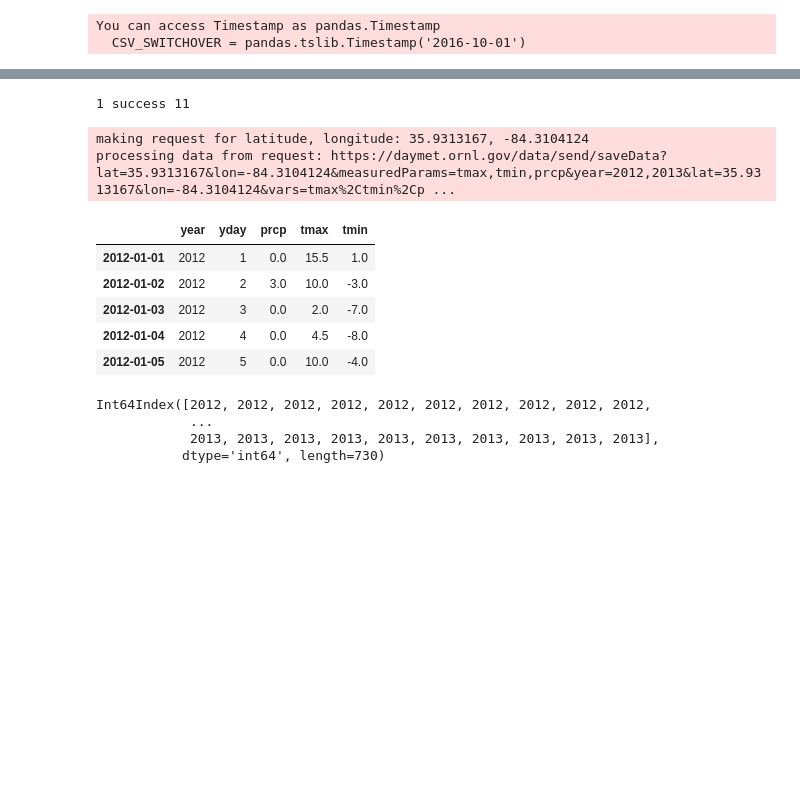
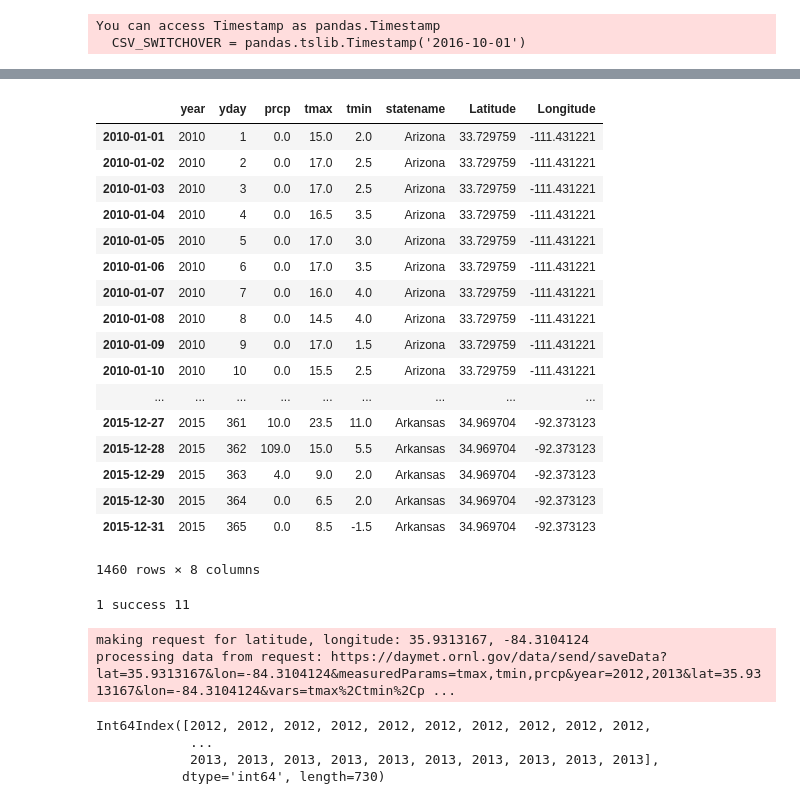
Before and after one commit to smrtnrd/prototype, a Jupyter notebook: develop/2017-10-30-bb-climate.ipynb, the cells around one changed output, grey strips where cells are left out. Drawn from its saved outputs; the diff is of its cells as text; code cells hidden in the pictures; blank space fills up the shorter version.

Commit message:
# Added location to data

```diff
--- a/develop/2017-10-30-bb-climate.ipynb
+++ b/develop/2017-10-30-bb-climate.ipynb
@@ -42,6 +36,6 @@ Name: Longitude, dtype: float64
-# %%
-for i in range(len(ili_test['Latitude'])):
-    s=state[i]
-    ili_climate[s] = daymet.get_daymet_singlepixel(longitude=y[i], latitude=x[i],
-                                   years=[2010,2015])
-print(ili_climate)
+# %%
+coordinate = ili_test[['statename','Latitude','Longitude']]
+coordinate = coordinate.drop_duplicates()
+coordinate = coordinate.reset_index(drop=True)
+coordinate.head()
+#print("the data contains {} rows".format(len(coordinate)))
@@ -47,0 +53,12 @@ print(ili_climate)
+# %%
+climate = []
+for i in range(2,4):
+    df = daymet.get_daymet_singlepixel(longitude=coordinate.Longitude[i], latitude=coordinate.Latitude[i],
+                                   years=[2010,2015])
+    df['statename'] = coordinate.statename[i]
+    df['Latitude'] = coordinate.Latitude[i]
+    df['Longitude'] = coordinate.Longitude[i]
+    climate.append(df)
+
+climate = pd.concat(climate)
+climate
@@ -48,3 +76,24 @@ print(ili_climate)
+# %%
+climate
+# %% [output]
+|  | year | yday | prcp | tmax | tmin | statename | Latitude | Longitude |
+| 2010-01-01 | 2010 | 1 | 0.0 | 15.0 | 2.0 | Arizona | 33.729759 | -111.431221 |
+| 2010-01-02 | 2010 | 2 | 0.0 | 17.0 | 2.5 | Arizona | 33.729759 | -111.431221 |
+| 2010-01-03 | 2010 | 3 | 0.0 | 17.0 | 2.5 | Arizona | 33.729759 | -111.431221 |
+| 2010-01-04 | 2010 | 4 | 0.0 | 16.5 | 3.5 | Arizona | 33.729759 | -111.431221 |
+| 2010-01-05 | 2010 | 5 | 0.0 | 17.0 | 3.0 | Arizona | 33.729759 | -111.431221 |
+| 2010-01-06 | 2010 | 6 | 0.0 | 17.0 | 3.5 | Arizona | 33.729759 | -111.431221 |
+| 2010-01-07 | 2010 | 7 | 0.0 | 16.0 | 4.0 | Arizona | 33.729759 | -111.431221 |
+| 2010-01-08 | 2010 | 8 | 0.0 | 14.5 | 4.0 | Arizona | 33.729759 | -111.431221 |
+| 2010-01-09 | 2010 | 9 | 0.0 | 17.0 | 1.5 | Arizona | 33.729759 | -111.431221 |
+| 2010-01-10 | 2010 | 10 | 0.0 | 15.5 | 2.5 | Arizona | 33.729759 | -111.431221 |
+| ... | ... | ... | ... | ... | ... | ... | ... | ... |
+| 2015-12-27 | 2015 | 361 | 10.0 | 23.5 | 11.0 | Arkansas | 34.969704 | -92.373123 |
+| 2015-12-28 | 2015 | 362 | 109.0 | 15.0 | 5.5 | Arkansas | 34.969704 | -92.373123 |
+| 2015-12-29 | 2015 | 363 | 4.0 | 9.0 | 2.0 | Arkansas | 34.969704 | -92.373123 |
+| 2015-12-30 | 2015 | 364 | 0.0 | 6.5 | 2.0 | Arkansas | 34.969704 | -92.373123 |
+| 2015-12-31 | 2015 | 365 | 0.0 | 8.5 | -1.5 | Arkansas | 34.969704 | -92.373123 |
+1460 rows × 8 columns
 # %%
 
 
@@ -57,16 +106,9 @@ print(res['result'], res['message'], len(res['epidata']))
 ornl_lat, ornl_long = 35.9313167, -84.3104124
 df = daymet.get_daymet_singlepixel(longitude=ornl_long, latitude=ornl_lat,
                                    years=[2012,2013])
-df.head()
 # %% [output]
 making request for latitude, longitude: 35.9313167, -84.3104124
 processing data from request: https://daymet.ornl.gov/data/send/saveData?lat=35.9313167&lon=-84.3104124&measuredParams=tmax,tmin,prcp&year=2012,2013&lat=35.9313167&lon=-84.3104124&vars=tmax%2Ctmin%2Cp ...
-|  | year | yday | prcp | tmax | tmin |
-| 2012-01-01 | 2012 | 1 | 0.0 | 15.5 | 1.0 |
-| 2012-01-02 | 2012 | 2 | 3.0 | 10.0 | -3.0 |
-| 2012-01-03 | 2012 | 3 | 0.0 | 2.0 | -7.0 |
-| 2012-01-04 | 2012 | 4 | 0.0 | 4.5 | -8.0 |
-| 2012-01-05 | 2012 | 5 | 0.0 | 10.0 | -4.0 |
 # %%
 df.index.year
 # %% [output]
```
Also changed, not shown: parts of 9 cells of this notebook, 2 other files.
